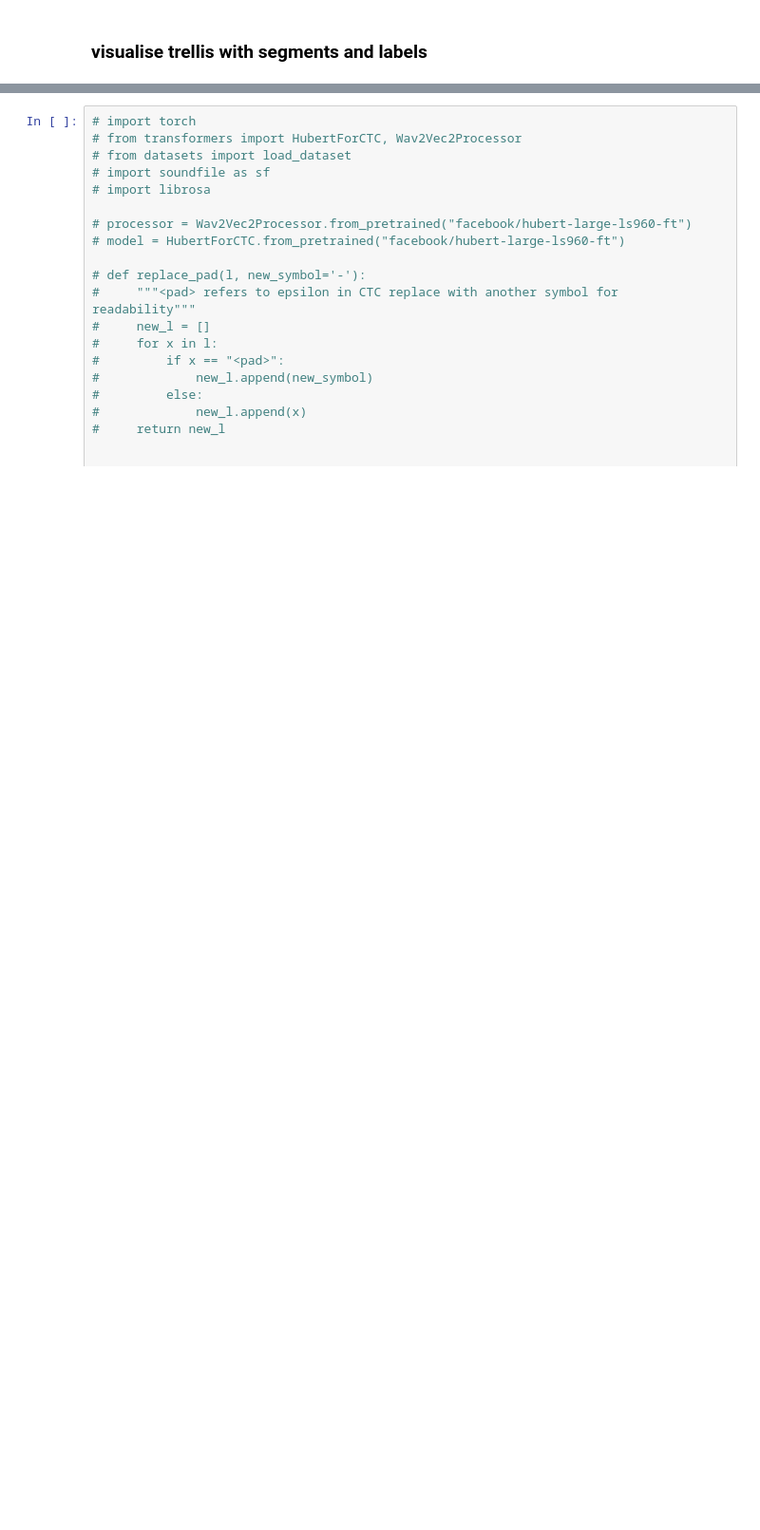
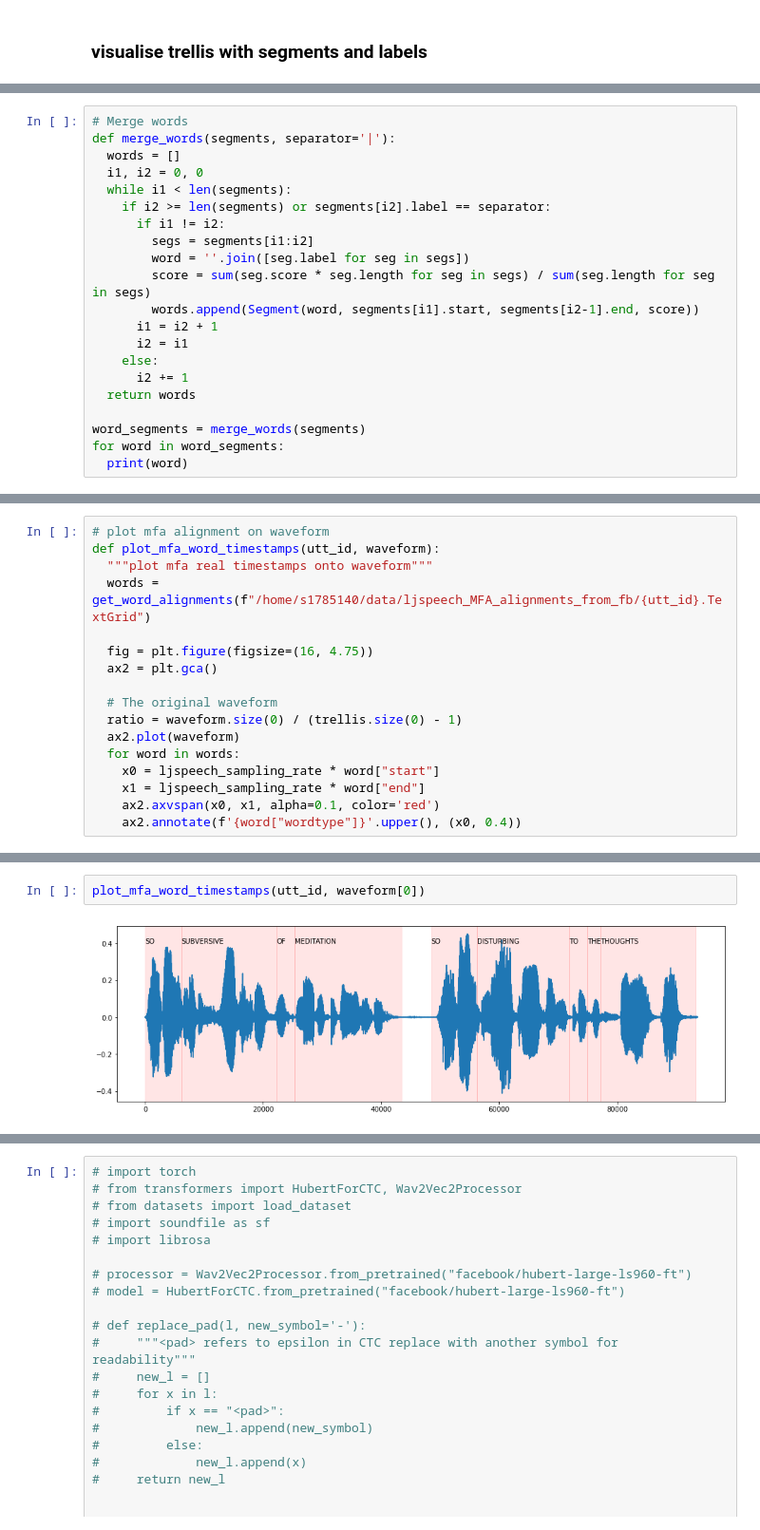
Before and after one commit to jonojace/fairseq, a Jupyter notebook: examples/speech_audio_corrector/notebooks/CTC_word_segmentation_hubert.ipynb, the cells around one changed output, grey strips where cells are left out. Shown at 95% size. Saved outputs shown, nothing was run; the diff lists cells and outputs as text; blank space fills up the shorter version.

```diff
--- a/examples/speech_audio_corrector/notebooks/CTC_word_segmentation_hubert.ipynb
+++ b/examples/speech_audio_corrector/notebooks/CTC_word_segmentation_hubert.ipynb
@@ -458,0 +470,21 @@ plt.show()
+# %%
+# Merge words
+def merge_words(segments, separator='|'):
+  words = []
+  i1, i2 = 0, 0
+  while i1 < len(segments):
+    if i2 >= len(segments) or segments[i2].label == separator:
+      if i1 != i2:
+        segs = segments[i1:i2]
+        word = ''.join([seg.label for seg in segs])
+        score = sum(seg.score * seg.length for seg in segs) / sum(seg.length for seg in segs)
+        words.append(Segment(word, segments[i1].start, segments[i2-1].end, score))
+      i1 = i2 + 1
+      i2 = i1
+    else:
+      i2 += 1
+  return words
+
+word_segments = merge_words(segments)
+for word in word_segments:
+  print(word)
@@ -458,0 +543,17 @@ plt.show()
+# %%
+# plot mfa alignment on waveform
+def plot_mfa_word_timestamps(utt_id, waveform):
+  """plot mfa real timestamps onto waveform"""
+  words = get_word_alignments(f"/home/s1785140/data/ljspeech_MFA_alignments_from_fb/{utt_id}.TextGrid")
+
+  fig = plt.figure(figsize=(16, 4.75))
+  ax2 = plt.gca()
+
+  # The original waveform
+  ratio = waveform.size(0) / (trellis.size(0) - 1)
+  ax2.plot(waveform)
+  for word in words:
+    x0 = ljspeech_sampling_rate * word["start"]
+    x1 = ljspeech_sampling_rate * word["end"]
+    ax2.axvspan(x0, x1, alpha=0.1, color='red')
+    ax2.annotate(f'{word["wordtype"]}'.upper(), (x0, 0.4))
@@ -458,0 +660,4 @@ plt.show()
+# %%
+plot_mfa_word_timestamps(utt_id, waveform[0])
+# %% [output]
+[figure, added]
```
Also changed, not shown: parts of 26 cells of this notebook.
